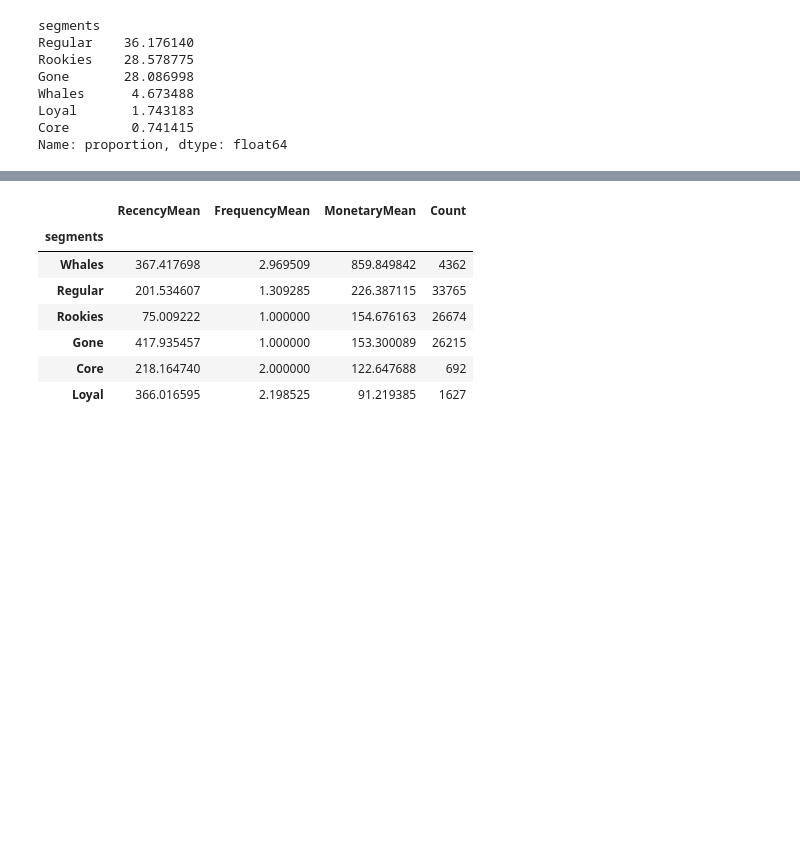
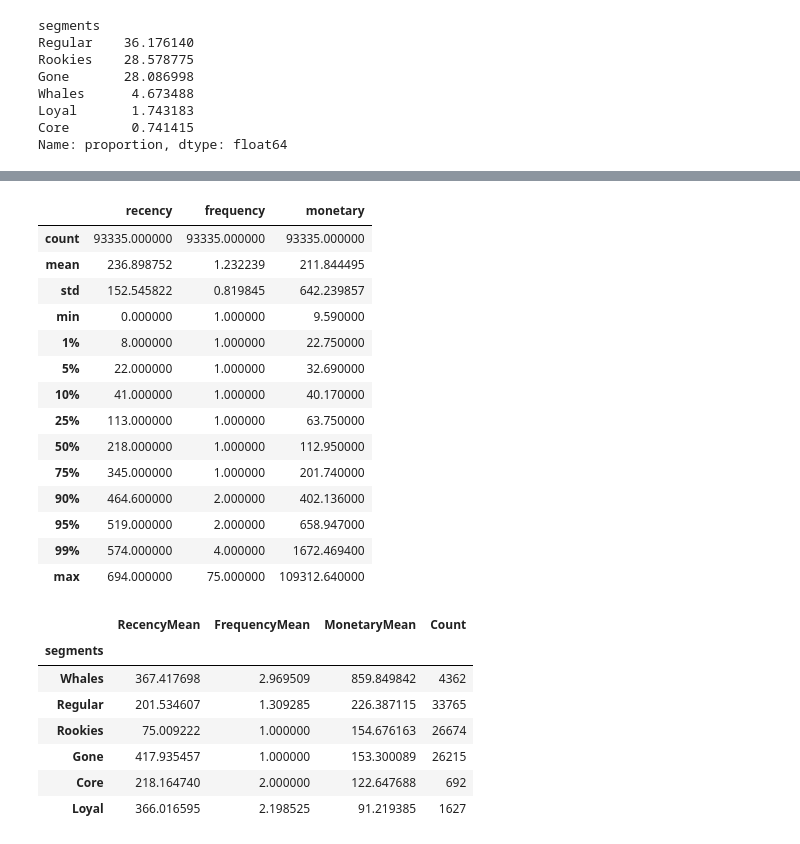
Before and after one commit to pt-sinan-akbar/Dataset-Thesis, a Jupyter notebook: BrazilDataSet.ipynb, the cells around one changed output, grey strips where cells are left out. Saved outputs shown, nothing was run; the diff lists cells and outputs as text; code cells hidden in the pictures; blank space fills up the shorter version.

```diff
--- a/BrazilDataSet.ipynb
+++ b/BrazilDataSet.ipynb
@@ -731,3 +644,21 @@ Name: proportion, dtype: float64
+# %%
+display(RFM.describe([0.01, 0.05, 0.1, 0.25, 0.5, 0.75, 0.9, 0.95, 0.99]))
+# %% [output]
+|  | recency | frequency | monetary |
+| count | 93335.000000 | 93335.000000 | 93335.000000 |
+| mean | 236.898752 | 1.232239 | 211.844495 |
+| std | 152.545822 | 0.819845 | 642.239857 |
+| min | 0.000000 | 1.000000 | 9.590000 |
+| 1% | 8.000000 | 1.000000 | 22.750000 |
+| 5% | 22.000000 | 1.000000 | 32.690000 |
+| 10% | 41.000000 | 1.000000 | 40.170000 |
+| 25% | 113.000000 | 1.000000 | 63.750000 |
+| 50% | 218.000000 | 1.000000 | 112.950000 |
+| 75% | 345.000000 | 1.000000 | 201.740000 |
+| 90% | 464.600000 | 2.000000 | 402.136000 |
+| 95% | 519.000000 | 2.000000 | 658.947000 |
+| 99% | 574.000000 | 4.000000 | 1672.469400 |
+| max | 694.000000 | 75.000000 | 109312.640000 |
 # %%
 segment_wise = RFM.groupby('segments').agg(RecencyMean = ('recency', 'mean'),
                                           FrequencyMean = ('frequency', 'mean'),
```
Also changed, not shown: parts of 24 cells of this notebook.
